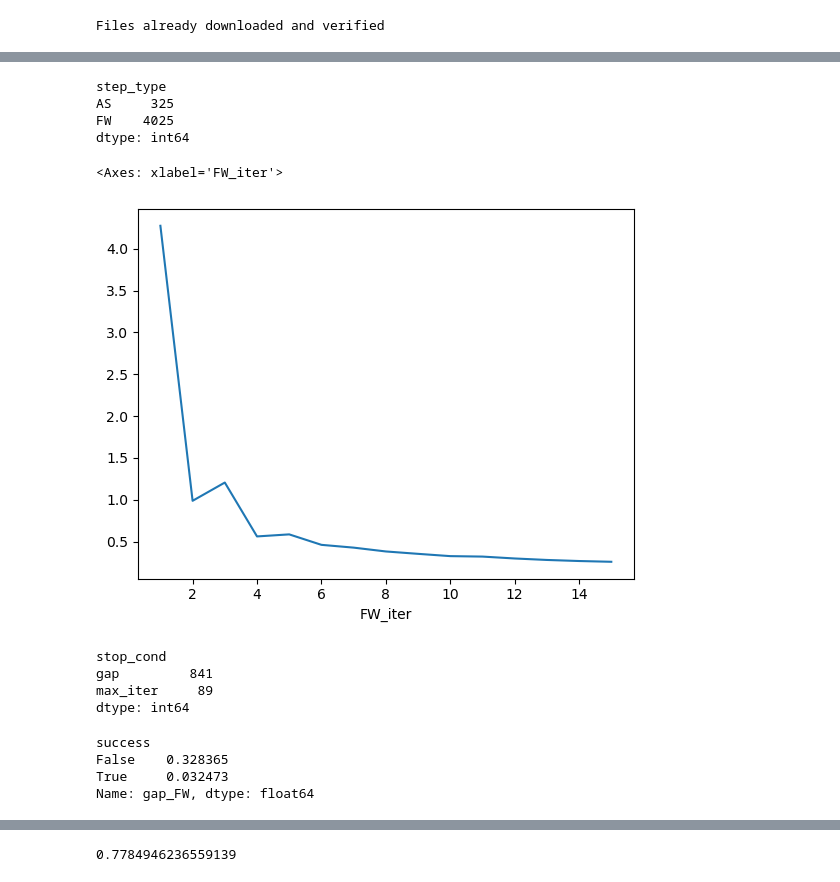
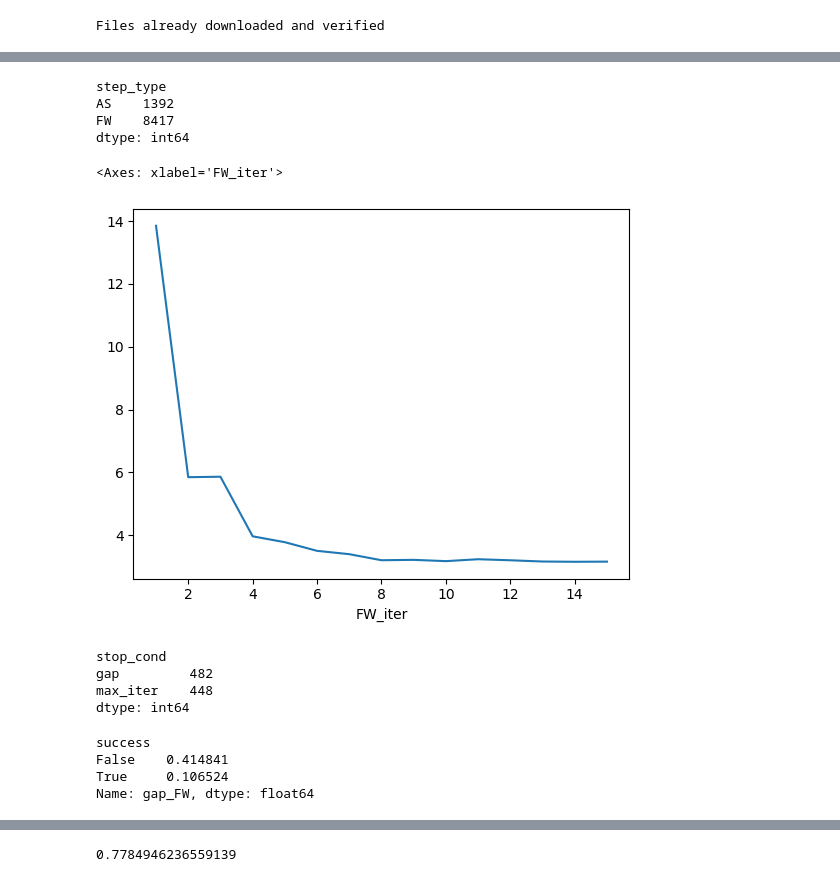
Before and after one commit to TannerAGraves/FW-variants-for-WB-Adversarial-Attacks, a Jupyter notebook: test attacks.ipynb, the cells around one changed output, grey strips where cells are left out. Drawn from its saved outputs; the diff is of its cells as text; code cells hidden in the pictures.

```diff
--- a/test attacks.ipynb
+++ b/test attacks.ipynb
@@ -223,7 +236,7 @@ debug = True
 # Run test for each epsilon
 algs = ['fw_away']#['fw_away', 'fw_pair']
 for alg in algs:
-    acc, ex, hist = test(target_mdl, device, eps, 15, method=alg, early_stopping='gap_FW', fw_stepsize_rule='decay', gap_FW_tol=0.1,)
+    acc, ex, hist = test(target_mdl, device, eps, 15, method=alg, early_stopping='gap_FW', fw_stepsize_rule='decay', gap_FW_tol=0.1,targeted=True)
     accuracies.append(acc)
     examples.append(ex)
     hist_dfs.append(hist)
@@ -323,27 +262,27 @@ filtered_hist
 hist.groupby('step_type').size()
 # %% [output]
 step_type
-AS     325
-FW    4025
+AS    1392
+FW    8417
 dtype: int64
 # %%
-hist.groupby('FW_iter')['gap_FW'].mean().plot()
+hist.groupby('FW_iter')['mdlLoss'].mean().plot()
 # %% [output]
 <Axes: xlabel='FW_iter'>
-[figure, old version]
+[figure, new version]
 # %%
 final_hist.groupby('stop_cond').size()
 # %% [output]
 stop_cond
-gap         841
-max_iter     89
+gap         482
+max_iter    448
 dtype: int64
 # %%
 final_hist.groupby('success')['gap_FW'].mean()
 # %% [output]
 success
-False    0.328365
-True     0.032473
+False    0.414841
+True     0.106524
 Name: gap_FW, dtype: float64
 # %%
 plt.imshow(np.transpose(ex[3][2], (1, 2, 0)))
```
Also changed, not shown: parts of 12 cells of this notebook, 2 other files.
